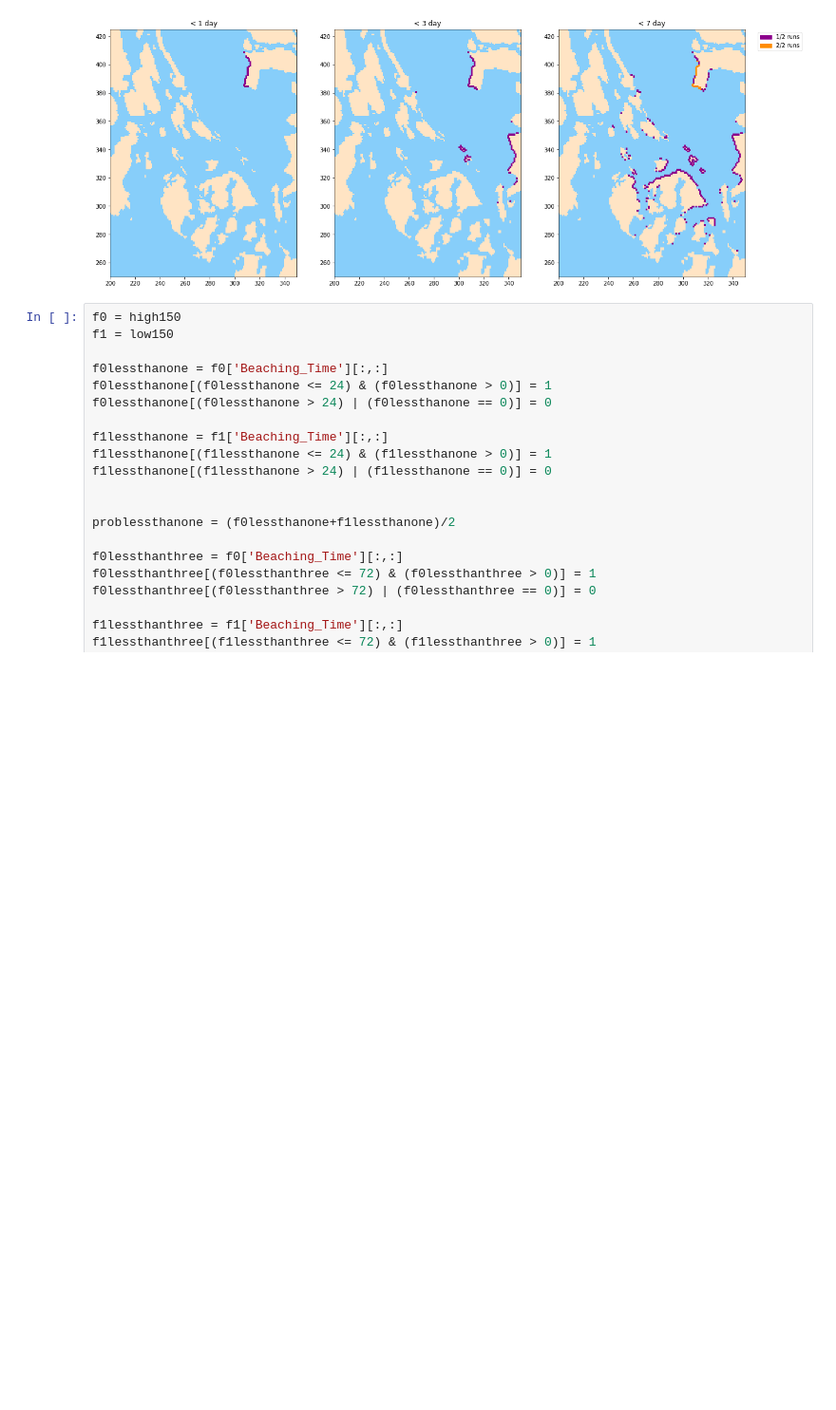
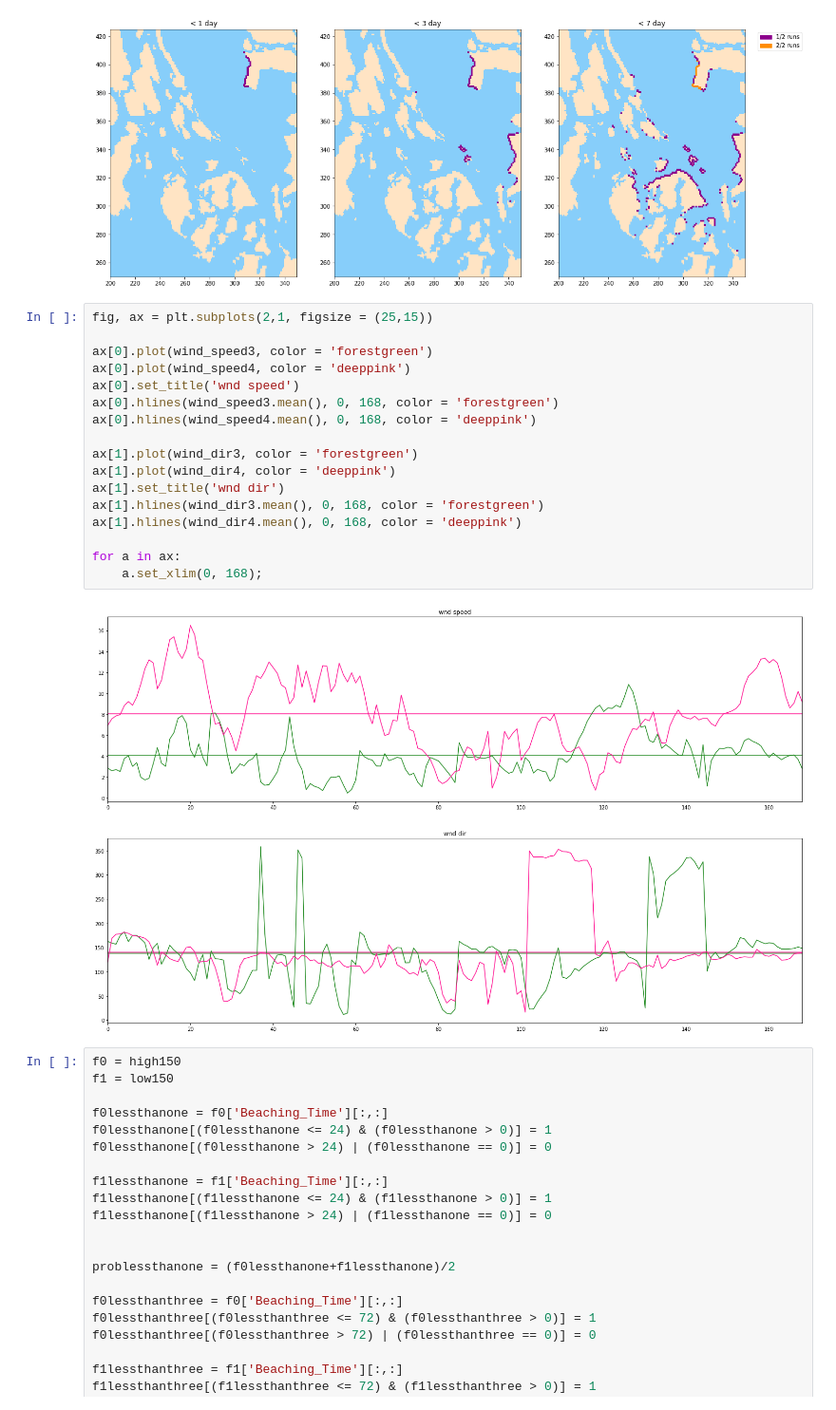
Before and after one commit to SalishSeaCast/analysis-vicky, a Jupyter notebook: notebooks/DiffWindsSameStrat.ipynb, the cells around one changed output. Shown at 95% size. Saved outputs shown, nothing was run; the diff lists cells and outputs as text; blank space fills up the shorter version.

```diff
--- a/notebooks/DiffWindsSameStrat.ipynb
+++ b/notebooks/DiffWindsSameStrat.ipynb
@@ -152,6 +209,25 @@ for a in ax:
     a.set_ylim(250, 425);
 # %% [output]
 [figure]
+# %%
+fig, ax = plt.subplots(2,1, figsize = (25,15))
+
+ax[0].plot(wind_speed3, color = 'forestgreen')
+ax[0].plot(wind_speed4, color = 'deeppink')
+ax[0].set_title('wnd speed')
+ax[0].hlines(wind_speed3.mean(), 0, 168, color = 'forestgreen')
+ax[0].hlines(wind_speed4.mean(), 0, 168, color = 'deeppink')
+
+ax[1].plot(wind_dir3, color = 'forestgreen')
+ax[1].plot(wind_dir4, color = 'deeppink')
+ax[1].set_title('wnd dir')
+ax[1].hlines(wind_dir3.mean(), 0, 168, color = 'forestgreen')
+ax[1].hlines(wind_dir4.mean(), 0, 168, color = 'deeppink')
+
+for a in ax:
+    a.set_xlim(0, 168);
+# %% [output]
+[figure, added]
 # %%
 f0 = high150
 f1 = low150
```
Also changed, not shown: parts of 8 cells of this notebook.
